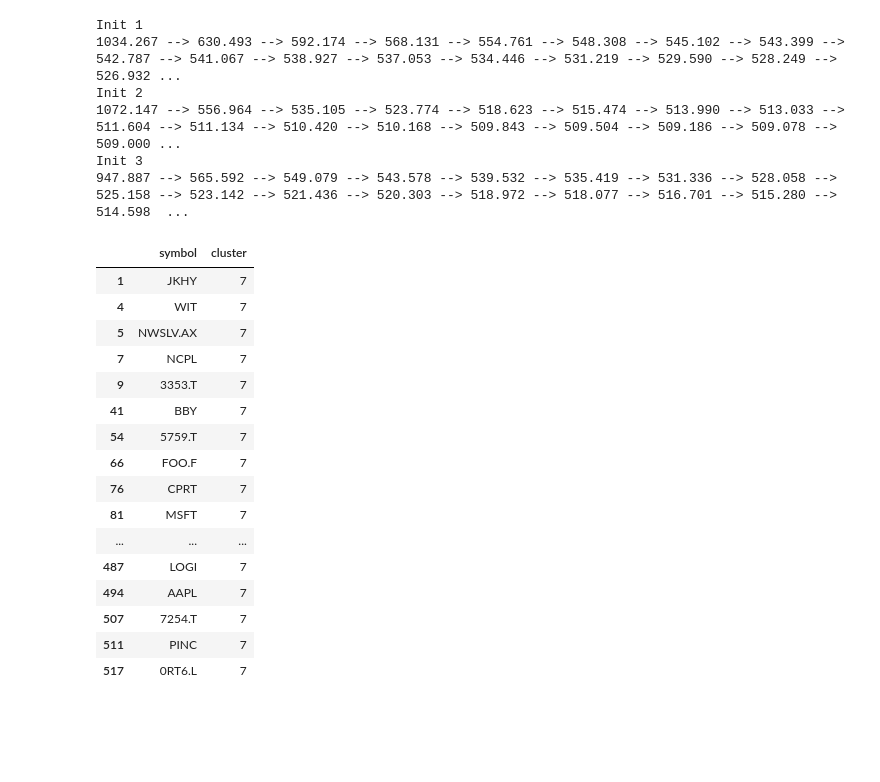
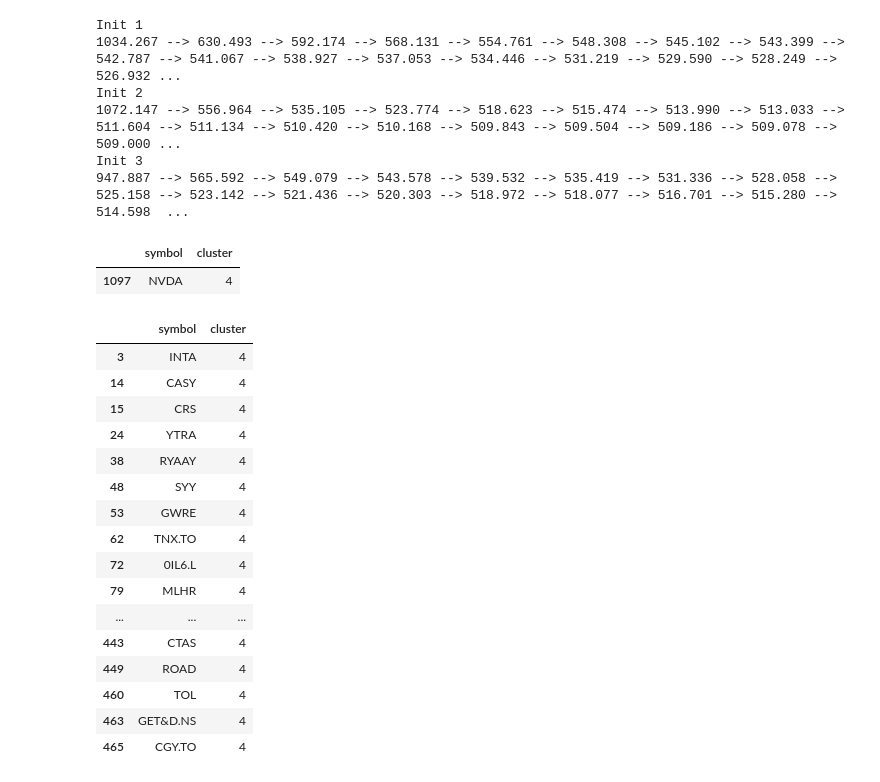
Before and after one commit to Michiel-DK/finance, a Jupyter notebook: notebooks/tsc.ipynb, the cells around one changed output. Cells and saved outputs as stored; diff of their text form; code cells hidden in the pictures; blank space fills up the shorter version.

```diff
--- a/notebooks/tsc.ipynb
+++ b/notebooks/tsc.ipynb
@@ -150,23 +150,28 @@ Init 3
 947.887 --> 565.592 --> 549.079 --> 543.578 --> 539.532 --> 535.419 --> 531.336 --> 528.058 --> 525.158 --> 523.142 --> 521.436 --> 520.303 --> 518.972 --> 518.077 --> 516.701 --> 515.280 --> 514.598  ...
 # %%
 cluster_df = pd.DataFrame([symbol_ls,y_pred], index=['symbol', 'cluster']).T
+# %%
+cluster_df[cluster_df['symbol']=='NVDA']
+# %% [output]
+|  | symbol | cluster |
+| 1097 | NVDA | 4 |
 # %%
-cluster_df[cluster_df['cluster']==7].head(50)
+cluster_df[cluster_df['cluster']==4].head(50)
 # %% [output]
 |  | symbol | cluster |
-| 1 | JKHY | 7 |
-| 4 | WIT | 7 |
-| 5 | NWSLV.AX | 7 |
-| 7 | NCPL | 7 |
-| 9 | 3353.T | 7 |
-| 41 | BBY | 7 |
-| 54 | 5759.T | 7 |
-| 66 | FOO.F | 7 |
-| 76 | CPRT | 7 |
-| 81 | MSFT | 7 |
+| 3 | INTA | 4 |
+| 14 | CASY | 4 |
+| 15 | CRS | 4 |
+| 24 | YTRA | 4 |
+| 38 | RYAAY | 4 |
+| 48 | SYY | 4 |
+| 53 | GWRE | 4 |
+| 62 | TNX.TO | 4 |
+| 72 | 0IL6.L | 4 |
+| 79 | MLHR | 4 |
 | ... | ... | ... |
-| 487 | LOGI | 7 |
-| 494 | AAPL | 7 |
-| 507 | 7254.T | 7 |
-| 511 | PINC | 7 |
-| 517 | 0RT6.L | 7 |
+| 443 | CTAS | 4 |
+| 449 | ROAD | 4 |
+| 460 | TOL | 4 |
+| 463 | GET&D.NS | 4 |
+| 465 | CGY.TO | 4 |
```
Also changed, not shown: 2 other files.
